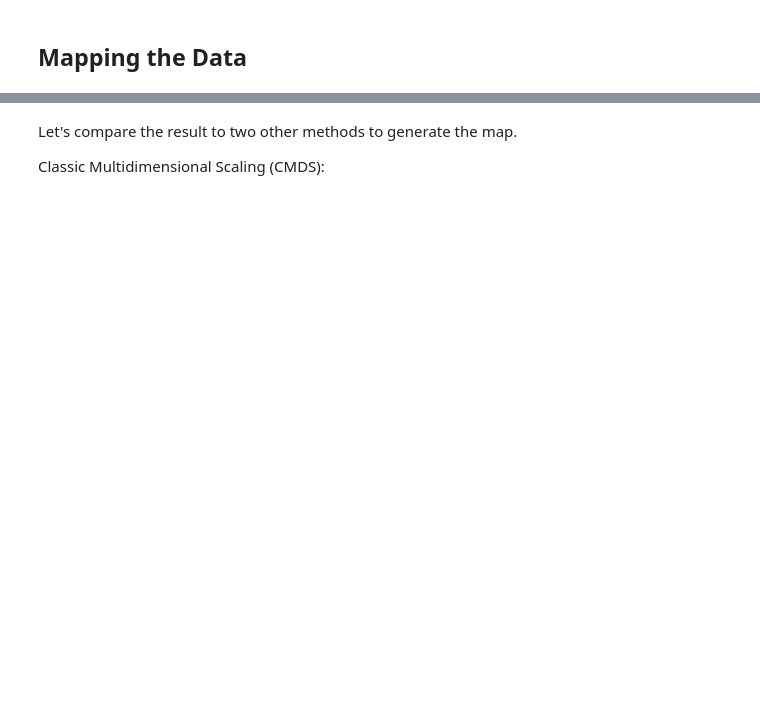
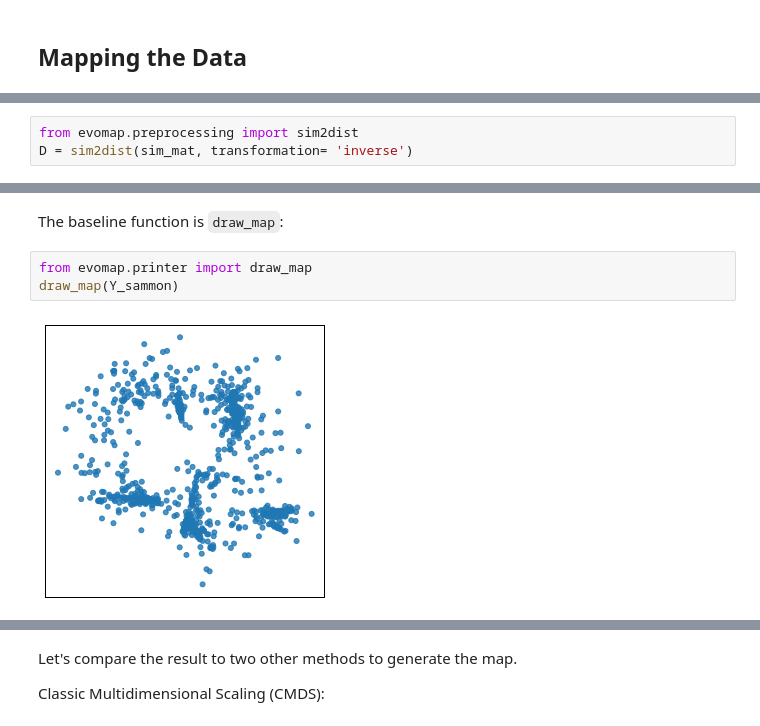
Before and after one commit to mpmatthe/evomap, a Jupyter notebook: docs/static mapping.ipynb, the cells around one changed output, grey strips where cells are left out. Saved outputs shown, nothing was run; the diff lists cells and outputs as text; blank space fills up the shorter version.

```diff
--- a/docs/static mapping.ipynb
+++ b/docs/static mapping.ipynb
@@ -168,0 +106,3 @@ hitrate_score(sim_mat, Y, n_neighbors= 10, input_type= 'similarity')
+# %%
+from evomap.preprocessing import sim2dist
+D = sim2dist(sim_mat, transformation= 'inverse')
@@ -168,0 +148,7 @@ hitrate_score(sim_mat, Y, n_neighbors= 10, input_type= 'similarity')
+# %% [markdown]
+The baseline function is `draw_map`:
+# %%
+from evomap.printer import draw_map
+draw_map(Y_sammon)
+# %% [output]
+[figure, added]
```
Also changed, not shown: parts of 48 cells of this notebook, 2 other files.
